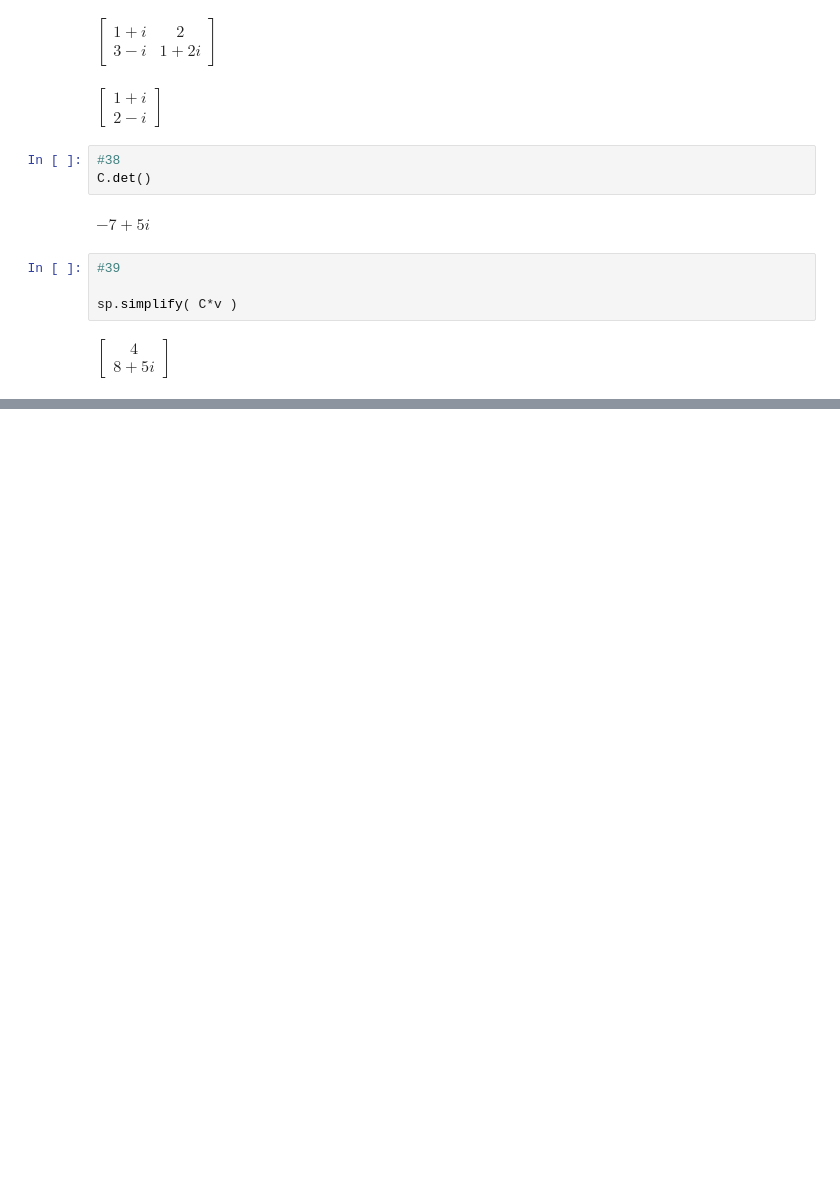
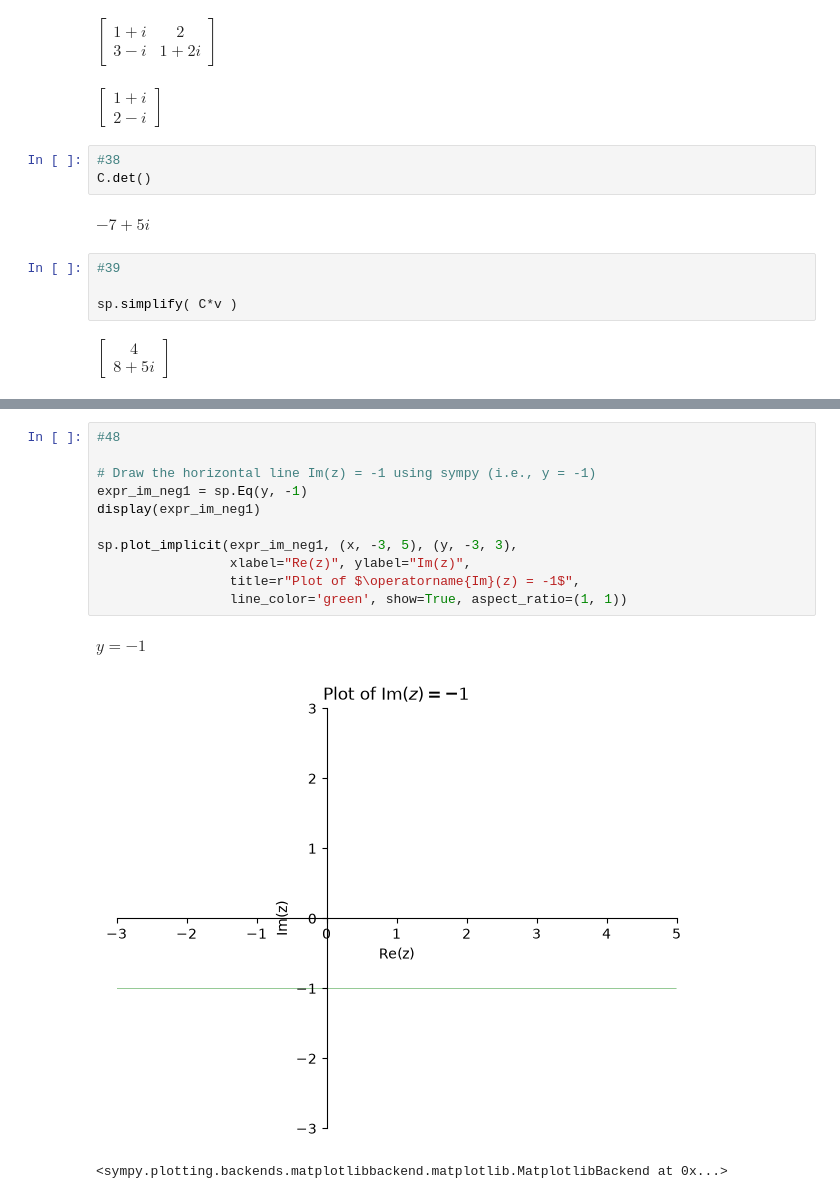
Before and after one commit to code4multiverse/Linear-Algebra, a Jupyter notebook: 009 Exam/001 Complex Number/1 sympy.ipynb, the cells around one changed output, grey strips where cells are left out. Saved outputs shown, nothing was run; the diff lists cells and outputs as text; blank space fills up the shorter version.

```diff
--- a/009 Exam/001 Complex Number/1 sympy.ipynb
+++ b/009 Exam/001 Complex Number/1 sympy.ipynb
@@ -391,0 +467,15 @@ $\displaystyle \left[\begin{matrix}4\\8 + 5 i\end{matrix}\right]$
+# %%
+#48
+
+# Draw the horizontal line Im(z) = -1 using sympy (i.e., y = -1)
+expr_im_neg1 = sp.Eq(y, -1)
+display(expr_im_neg1)
+
+sp.plot_implicit(expr_im_neg1, (x, -3, 5), (y, -3, 3),
+                 xlabel="Re(z)", ylabel="Im(z)",
+                 title=r"Plot of $\operatorname{Im}(z) = -1$",
+                 line_color='green', show=True, aspect_ratio=(1, 1))
+# %% [output]
+$\displaystyle y = -1$
+[figure, added]
+<sympy.plotting.backends.matplotlibbackend.matplotlib.MatplotlibBackend at 0x...>
```
Also changed, not shown: parts of 10 cells of this notebook.
